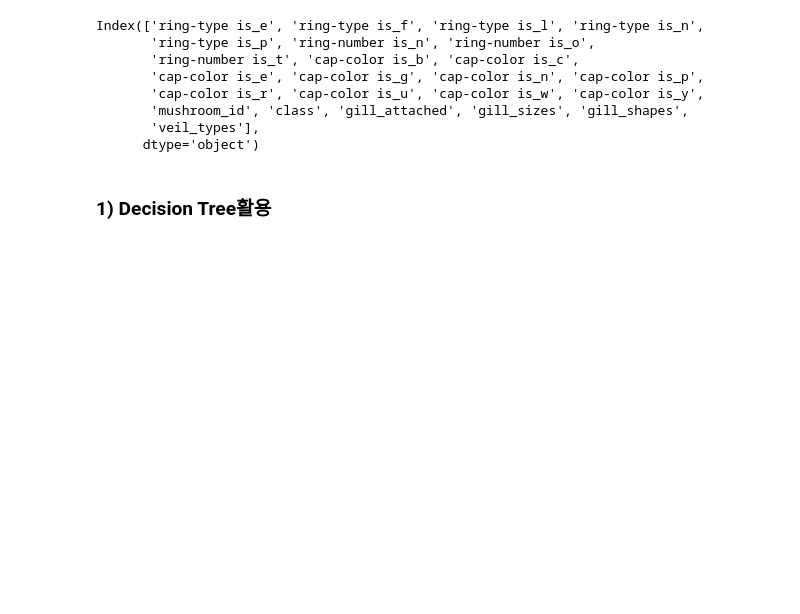
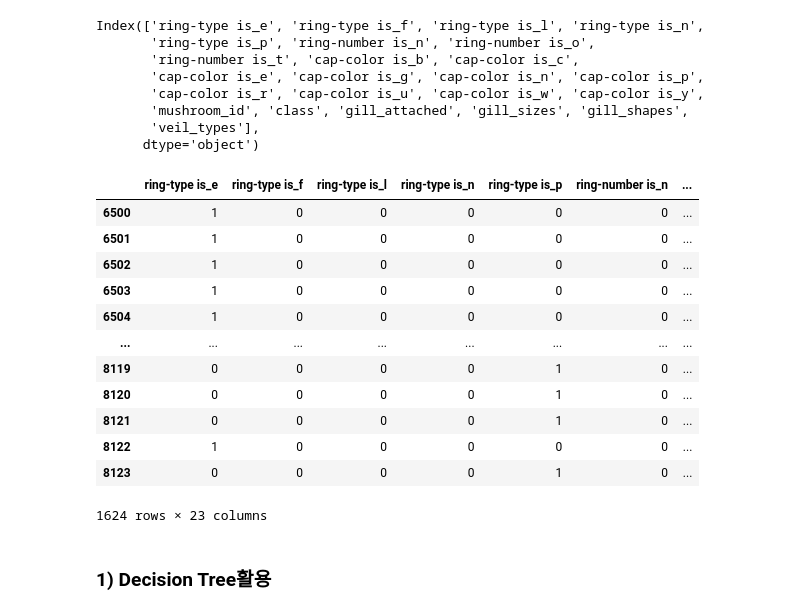
Before and after one commit to ryeonbeenkang/mulcam_1st_team_project, a Jupyter notebook: team_project_codes.ipynb, the cells around one changed output. Cells and saved outputs as stored; diff of their text form; code cells hidden in the pictures; blank space fills up the shorter version.

```diff
--- a/team_project_codes.ipynb
+++ b/team_project_codes.ipynb
@@ -397,6 +368,25 @@ train_df = df[:6500]
 test_df = df[6500:]
 # %%
 train_df.to_csv("./data/preprocessed_train.csv",encoding='utf-8',index=False)
+# %%
+test_df = df[6500:]
+test_df = test_df.drop(["class"],axis=1)
+# %%
+test_df
+# %% [output]
+|  | ring-type is_e | ring-type is_f | ring-type is_l | ring-type is_n | ring-type is_p | ring-number is_n | ... |
+| 6500 | 1 | 0 | 0 | 0 | 0 | 0 | ... |
+| 6501 | 1 | 0 | 0 | 0 | 0 | 0 | ... |
+| 6502 | 1 | 0 | 0 | 0 | 0 | 0 | ... |
+| 6503 | 1 | 0 | 0 | 0 | 0 | 0 | ... |
+| 6504 | 1 | 0 | 0 | 0 | 0 | 0 | ... |
+| ... | ... | ... | ... | ... | ... | ... | ... |
+| 8119 | 0 | 0 | 0 | 0 | 1 | 0 | ... |
+| 8120 | 0 | 0 | 0 | 0 | 1 | 0 | ... |
+| 8121 | 0 | 0 | 0 | 0 | 1 | 0 | ... |
+| 8122 | 1 | 0 | 0 | 0 | 0 | 0 | ... |
+| 8123 | 0 | 0 | 0 | 0 | 1 | 0 | ... |
+1624 rows × 23 columns
 # %%
 test_df.to_csv("./data/preprocessed_test.csv",encoding='utf-8',index=False)
 # %% [markdown]
```
Also changed, not shown: parts of 28 cells of this notebook, 3 other files.
